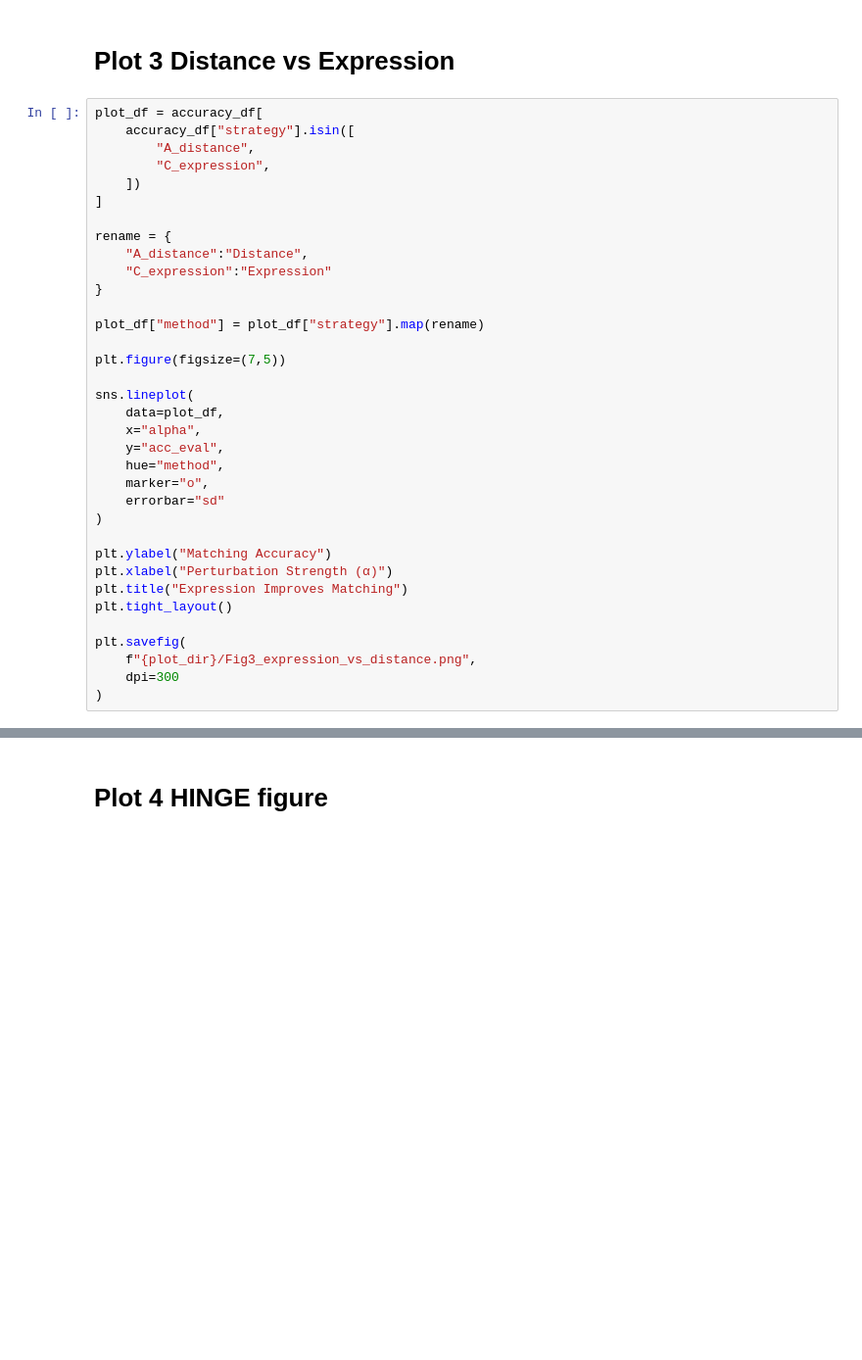
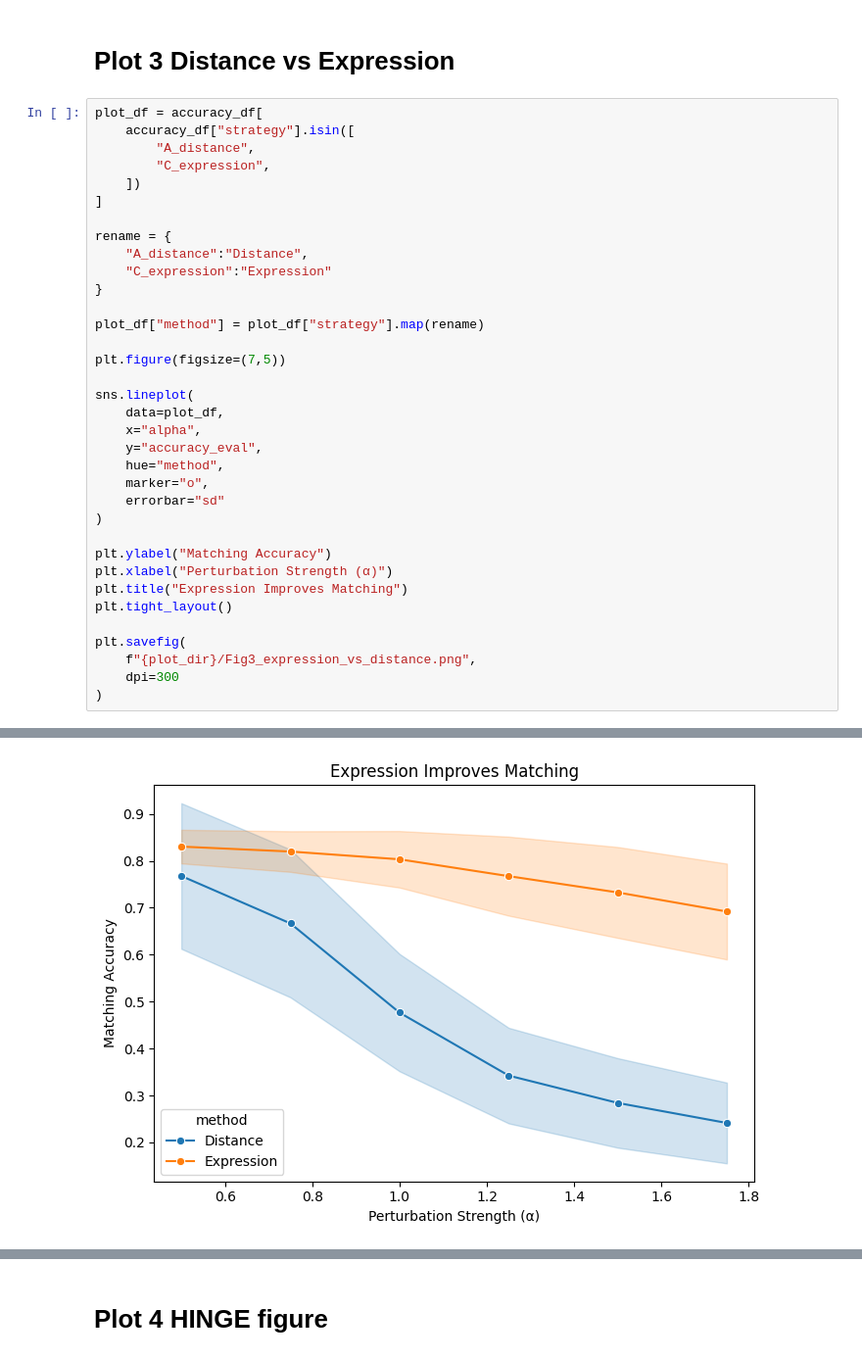
Before and after one commit to yoshiakiyam/HINGE-Histology-and-gene-guided-cell-matching-ensemble, a Jupyter notebook: 6_presentation_plots.ipynb, the cells around one changed output, grey strips where cells are left out. Shown at 98% size. Cells and saved outputs as stored; diff of their text form; blank space fills up the shorter version.

```diff
--- a/6_presentation_plots.ipynb
+++ b/6_presentation_plots.ipynb
@@ -219,7 +478,7 @@ plt.figure(figsize=(7,5))
 sns.lineplot(
     data=plot_df,
     x="alpha",
-    y="acc_eval",
+    y="accuracy_eval",
     hue="method",
     marker="o",
     errorbar="sd"
@@ -234,3 +493,4 @@ plt.savefig(
     f"{plot_dir}/Fig3_expression_vs_distance.png",
     dpi=300
 )
+# %% [output]
@@ -236,0 +502 @@ plt.savefig(
+[figure, added]
```
Also changed, not shown: parts of 21 cells of this notebook.
